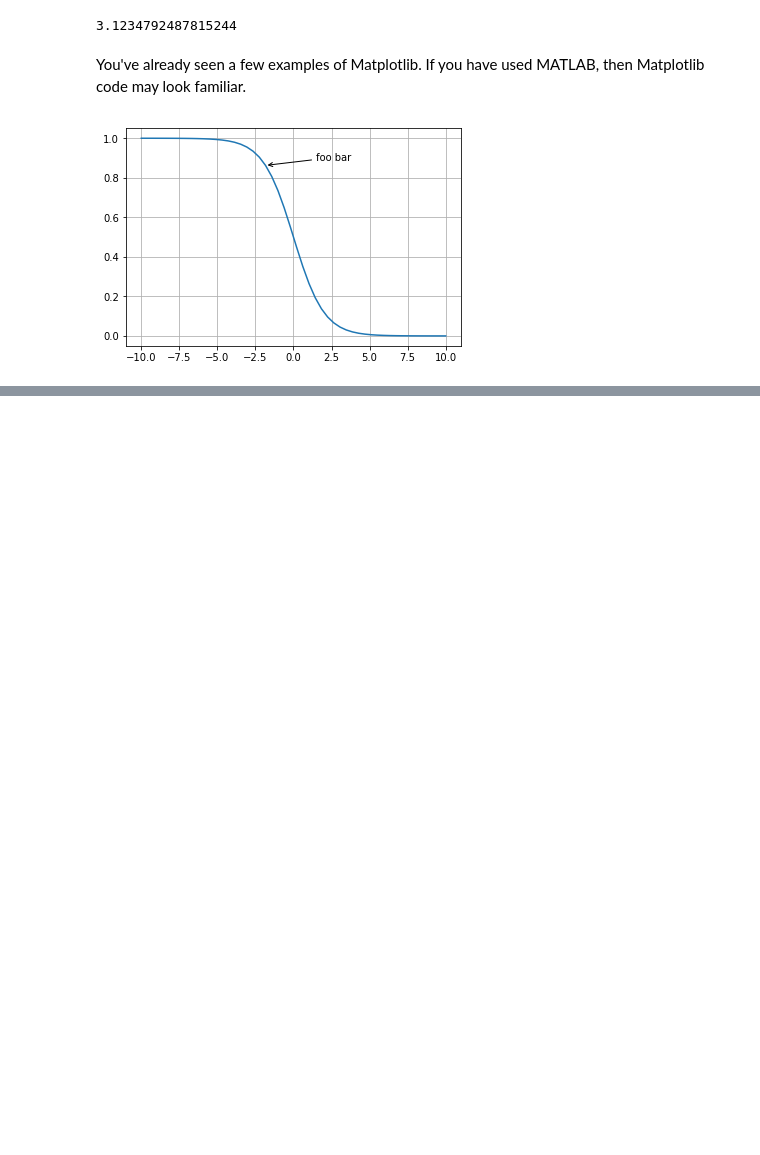
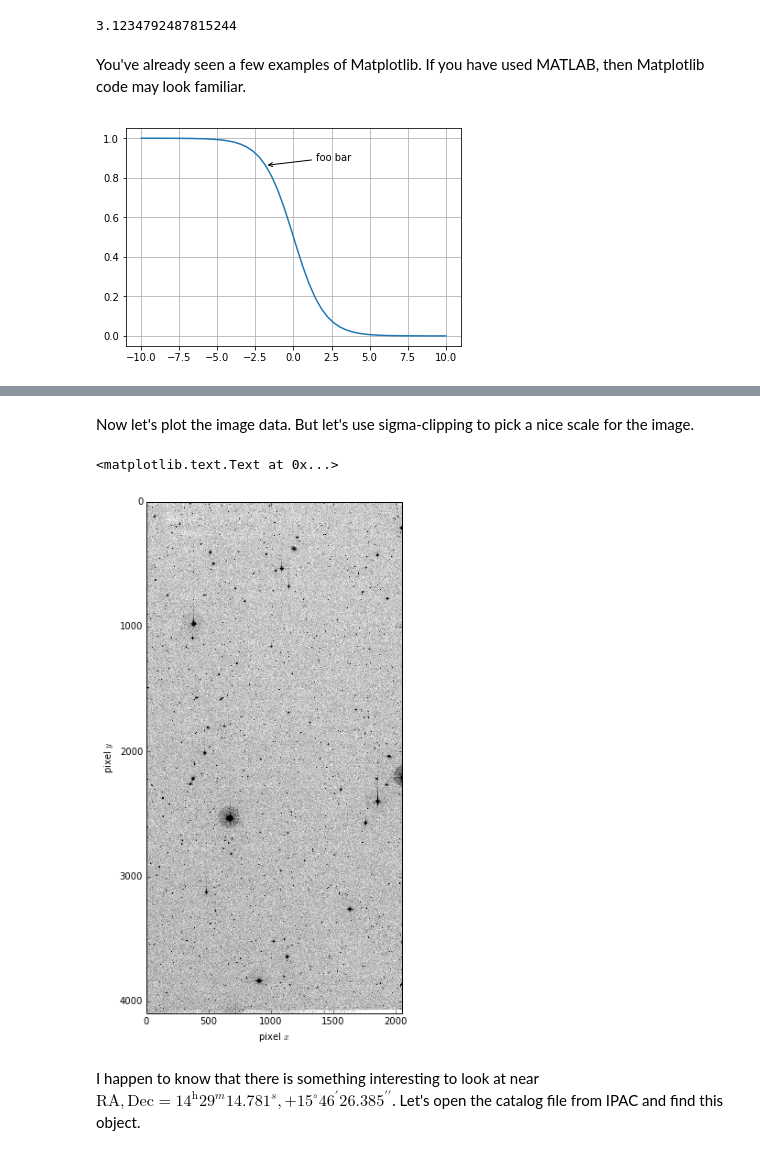
Before and after one commit to lpsinger/astropy-tutorial, a Jupyter notebook: python-intro.ipynb, the cells around one changed output, grey strips where cells are left out. Cells and saved outputs as stored; diff of their text form; code cells hidden in the pictures; blank space fills up the shorter version.

Commit message:
Add Astropy section

```diff
--- a/python-intro.ipynb
+++ b/python-intro.ipynb
@@ -848,0 +884,3 @@ plt.grid()
+# %%
+fits = astropy.io.fits.open('PTF_201307021787_i_p_scie_t041723_u016616794_f02_p003486_c11.fits')
+fits
@@ -848,0 +891,2 @@ plt.grid()
+# %%
+hdu = fits[0]
@@ -848,0 +915,16 @@ plt.grid()
+# %% [markdown]
+Now let's plot the image data. But let's use sigma-clipping to pick a nice scale for the image.
+# %%
+clipped_data = astropy.stats.sigma_clip(hdu.data.flatten())
+mid = np.median(clipped_data)
+std = np.std(clipped_data - mid)
+# %%
+plt.figure(figsize=(20, 10))
+plt.imshow(hdu.data, vmin=mid-std, vmax=mid+3*std, cmap='binary')
+plt.xlabel('pixel $x$')
+plt.ylabel('pixel $y$')
+# %% [output]
+<matplotlib.text.Text at 0x...>
+[figure, added]
+# %% [markdown]
+I happen to know that there is something interesting to look at near $\mathrm{RA, Dec}=14^\mathrm{h}29^{m}14.781^{s}, +15^\circ46^\prime26.385^{\prime\prime}$. Let's open the catalog file from IPAC and find this object.
```
Also changed, not shown: parts of 44 cells of this notebook.
